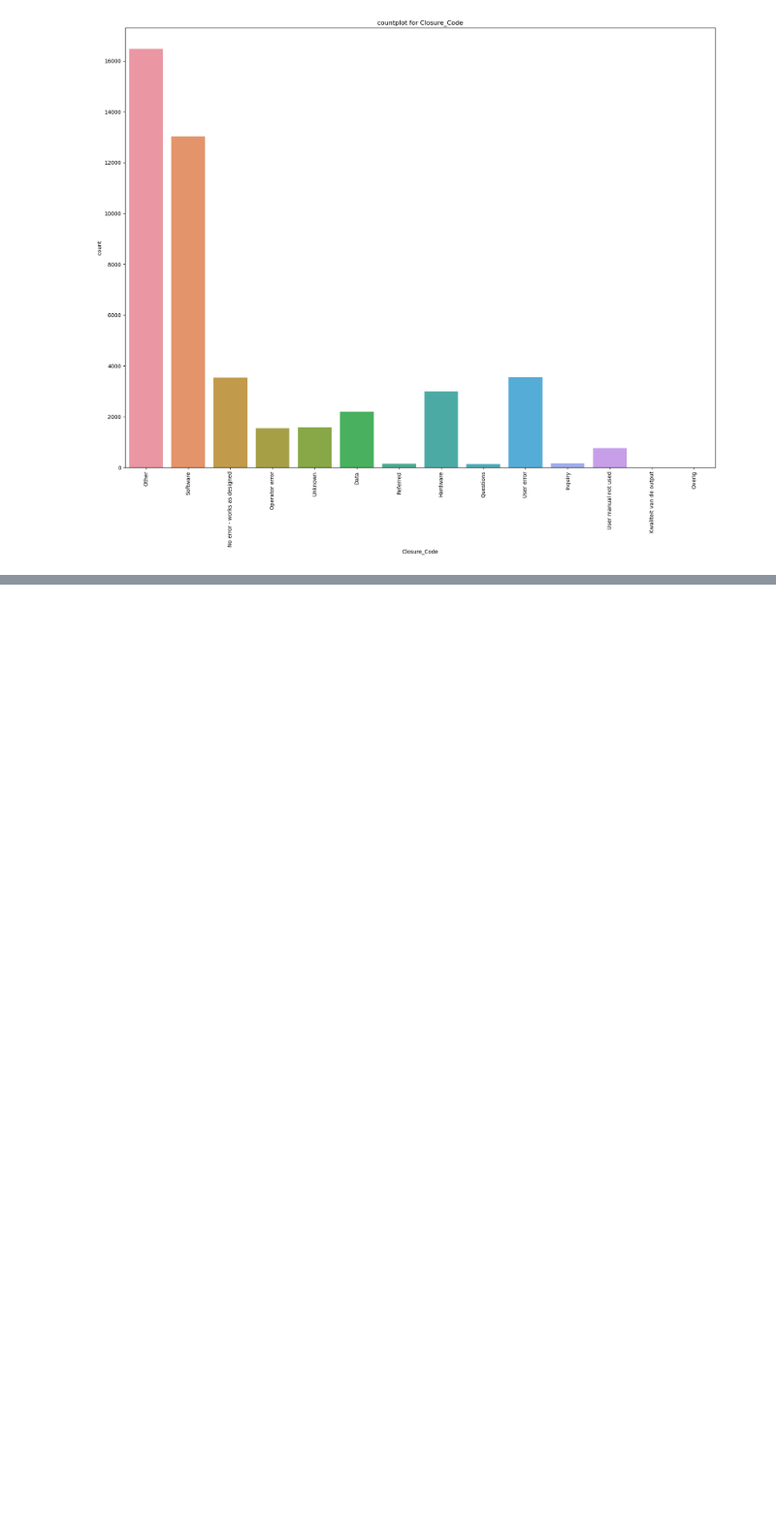
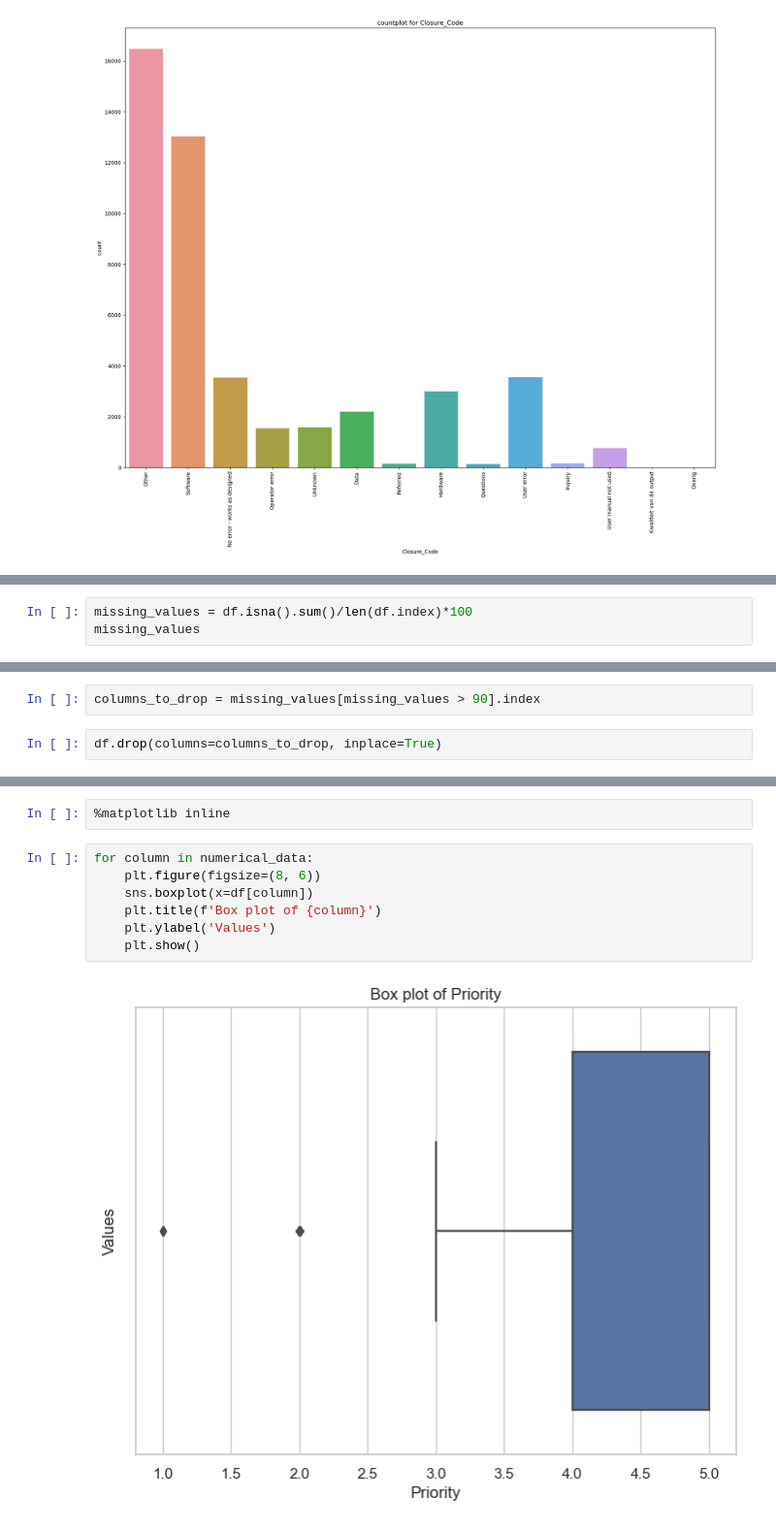
Before and after one commit to ash-171/ABCtech, a Jupyter notebook: PRCL-0012.ipynb, the cells around one changed output, grey strips where cells are left out. Shown at 97% size. Saved outputs shown, nothing was run; the diff lists cells and outputs as text; blank space fills up the shorter version.

```diff
--- a/PRCL-0012.ipynb
+++ b/PRCL-0012.ipynb
@@ -250,0 +248,3 @@ for col in numerical_data:
+# %%
+missing_values = df.isna().sum()/len(df.index)*100
+missing_values
@@ -250,0 +269,4 @@ for col in numerical_data:
+# %%
+columns_to_drop = missing_values[missing_values > 90].index
+# %%
+df.drop(columns=columns_to_drop, inplace=True)
@@ -250,0 +293,11 @@ for col in numerical_data:
+# %%
+%matplotlib inline
+# %%
+for column in numerical_data:
+    plt.figure(figsize=(8, 6))
+    sns.boxplot(x=df[column])
+    plt.title(f'Box plot of {column}')
+    plt.ylabel('Values')
+    plt.show()
+# %% [output]
+[figure, added]
```
Also changed, not shown: parts of 14 cells of this notebook.
